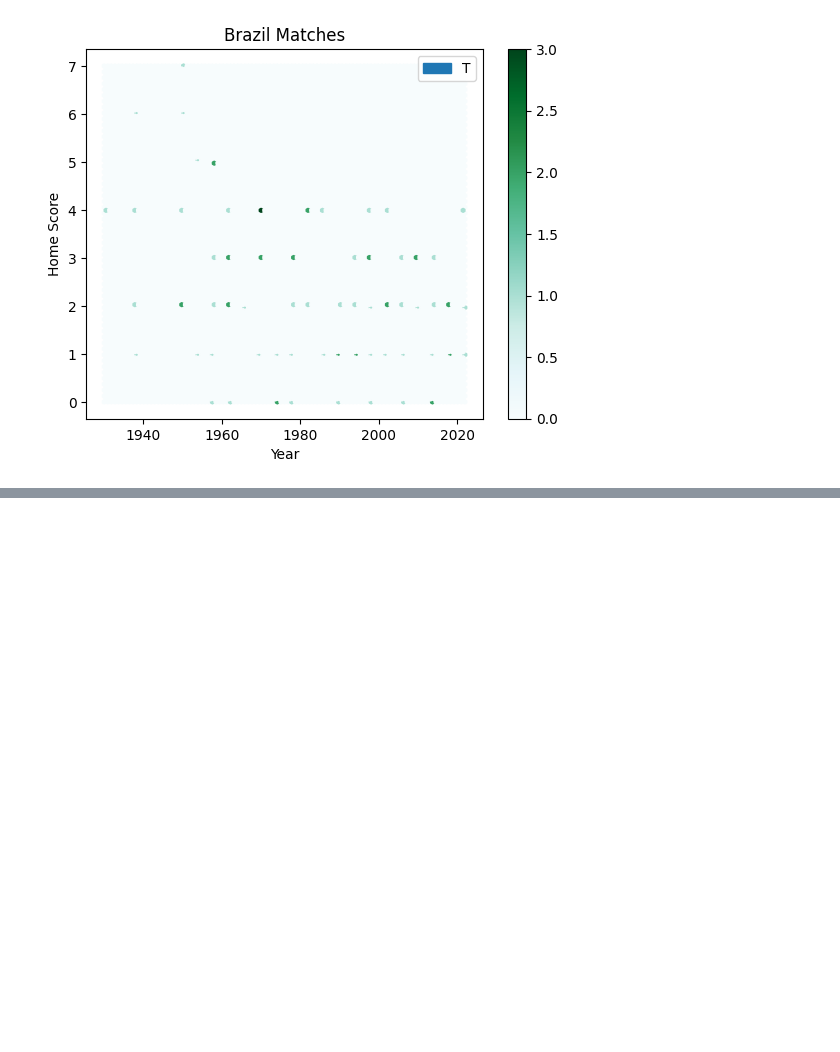
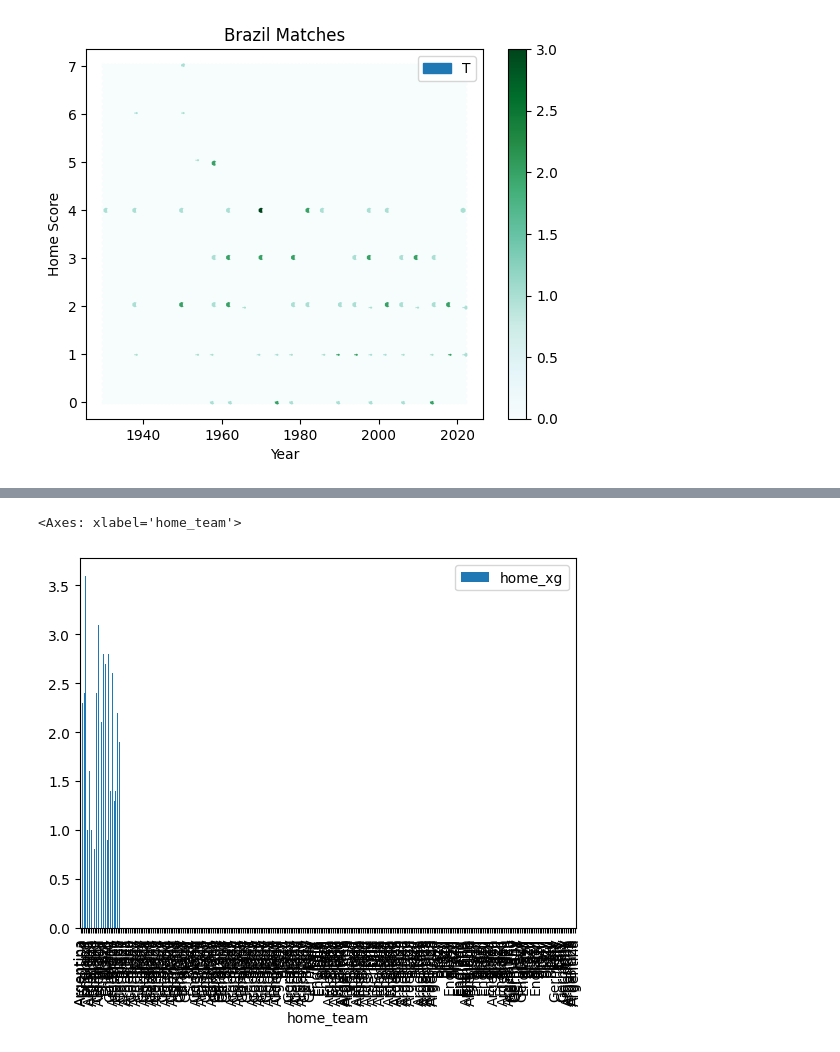
Before and after one commit to KasukurthiAbraham/KasukurthiAbraham, a Jupyter notebook: Data_visualization_using_padas.ipynb, the cells around one changed output, grey strips where cells are left out. Cells and saved outputs as stored; diff of their text form; code cells hidden in the pictures; blank space fills up the shorter version.

```diff
--- a/Data_visualization_using_padas.ipynb
+++ b/Data_visualization_using_padas.ipynb
@@ -18,0 +21,5 @@ df = pd.read_csv(datasetpath)
+# %%
+
+datasetpath = '/content/drive/MyDrive/matches.csv'
+
+df = pd.read_csv(datasetpath)
@@ -210,0 +276,4 @@ plt.show()
+# %%
+filteredData = df["home_team"].value_counts()
+# %%
+f2 = filteredData[filteredData >= 40].index
@@ -210,0 +284,2 @@ plt.show()
+# %%
+df2 = df[df["home_team"].isin(f2)]
@@ -210,0 +332,5 @@ plt.show()
+# %%
+df2.plot(x='home_team',y='home_xg', kind='bar')
+# %% [output]
+<Axes: xlabel='home_team'>
+[figure, added]
```
Also changed, not shown: parts of 51 cells of this notebook.
